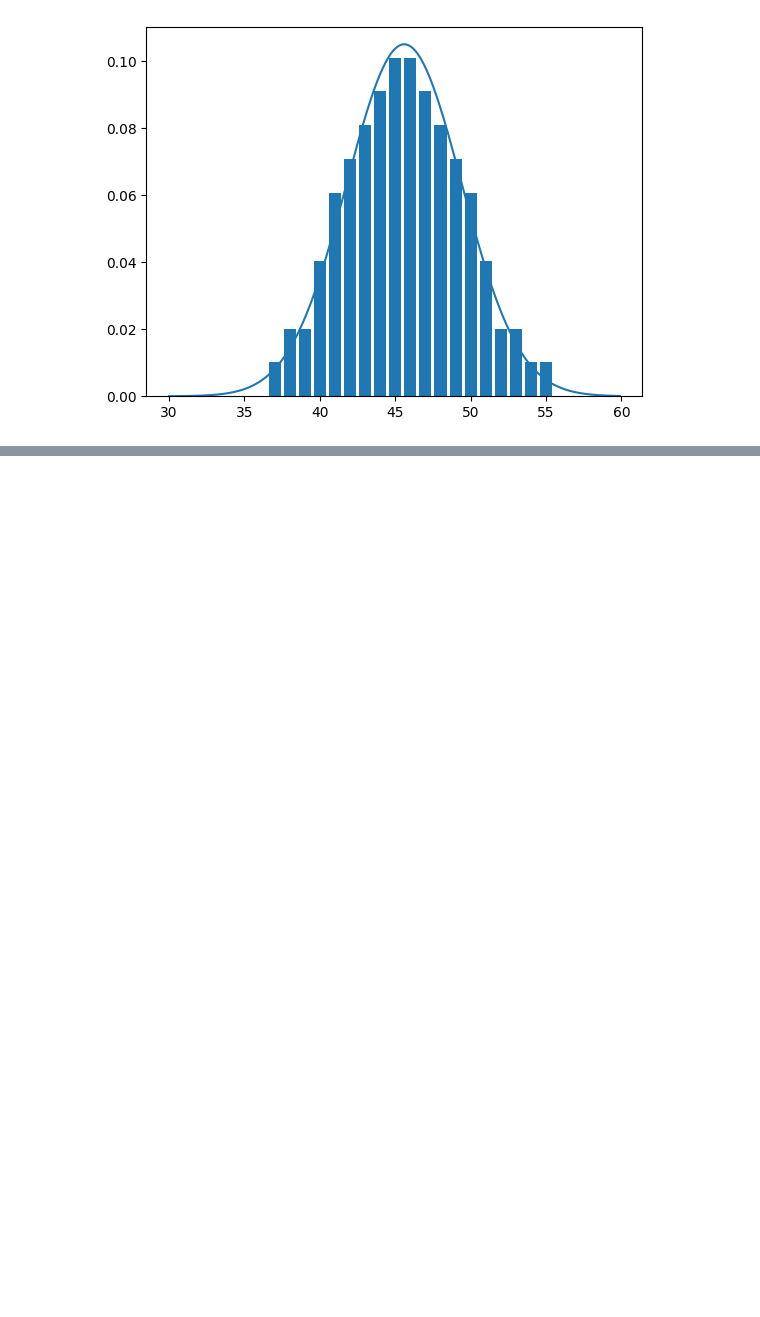
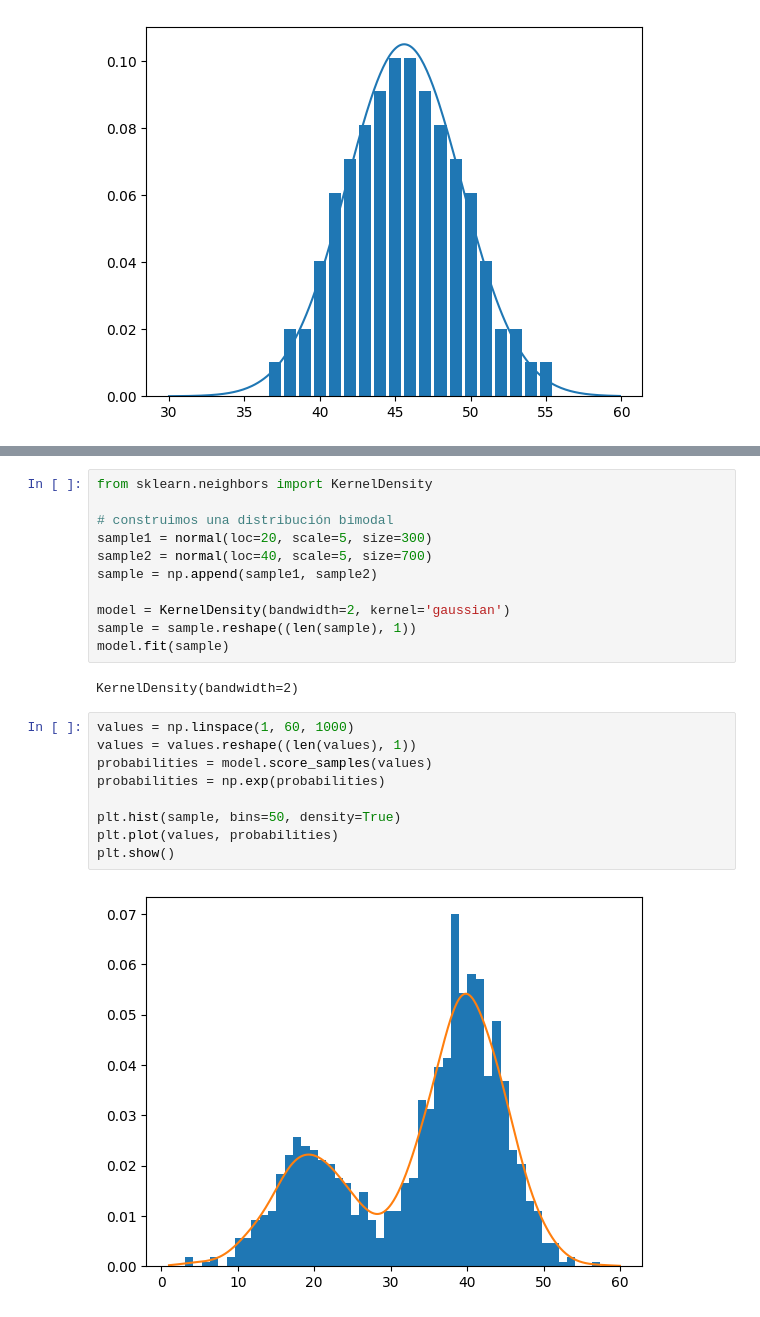
Before and after one commit to jadiazm/Probability_and_Statistics, a Jupyter notebook: Binomial.ipynb, the cells around one changed output, grey strips where cells are left out. Drawn from its saved outputs; the diff is of its cells as text; blank space fills up the shorter version.

```diff
--- a/Binomial.ipynb
+++ b/Binomial.ipynb
@@ -130,0 +170,24 @@ plt.show()
+# %%
+from sklearn.neighbors import KernelDensity
+
+# construimos una distribución bimodal
+sample1 = normal(loc=20, scale=5, size=300)
+sample2 = normal(loc=40, scale=5, size=700)
+sample = np.append(sample1, sample2)
+
+model = KernelDensity(bandwidth=2, kernel='gaussian')
+sample = sample.reshape((len(sample), 1))
+model.fit(sample)
+# %% [output]
+KernelDensity(bandwidth=2)
+# %%
+values = np.linspace(1, 60, 1000)
+values = values.reshape((len(values), 1))
+probabilities = model.score_samples(values)
+probabilities = np.exp(probabilities)
+
+plt.hist(sample, bins=50, density=True)
+plt.plot(values, probabilities)
+plt.show()
+# %% [output]
+[figure, added]
```
Also changed, not shown: parts of 6 cells of this notebook, 1 other file.
